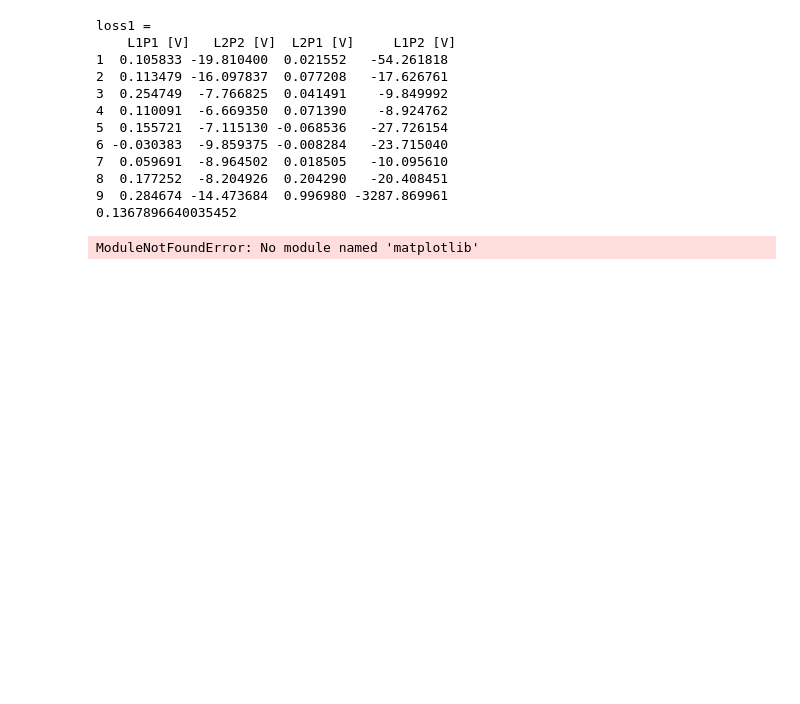
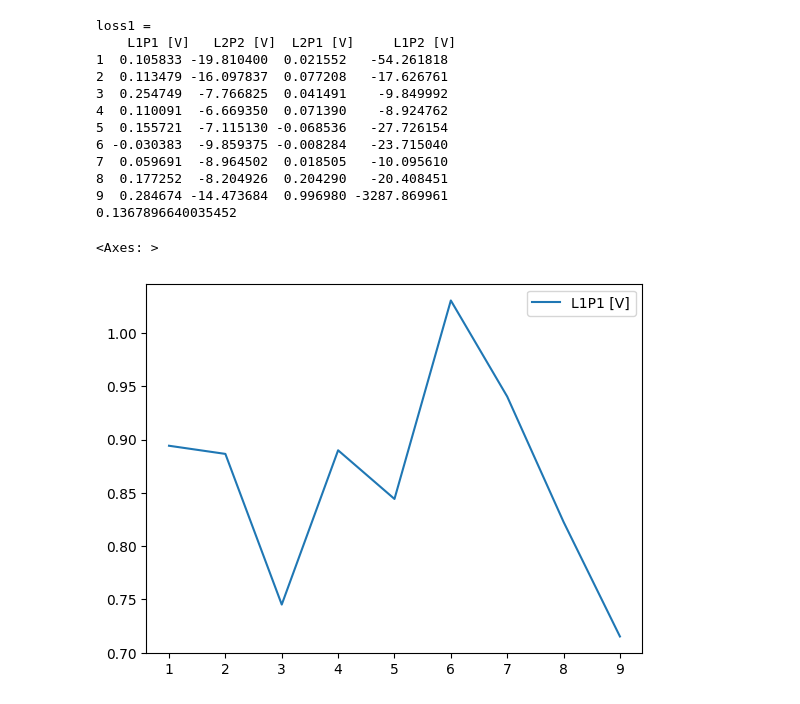
Before and after one commit to Dwaka-epx/Python-codes, a Jupyter notebook: LossAnalysis.ipynb, the cells around one changed output. Cells and saved outputs as stored; diff of their text form; code cells hidden in the pictures; blank space fills up the shorter version.

```diff
--- a/LossAnalysis.ipynb
+++ b/LossAnalysis.ipynb
@@ -42,7 +42,8 @@ loss1 =
 # %%
 import matplotlib
 #import matplotlib.pyplot as plt
 %matplotlib inline
-df_loss1.plot(kind="line")
+df_loss1.plot(y='L1P1 [V]', kind='line')
 # %% [output]
-ModuleNotFoundError: No module named 'matplotlib'
+<Axes: >
+[figure, added]
```
Also changed, not shown: 12 other files.
